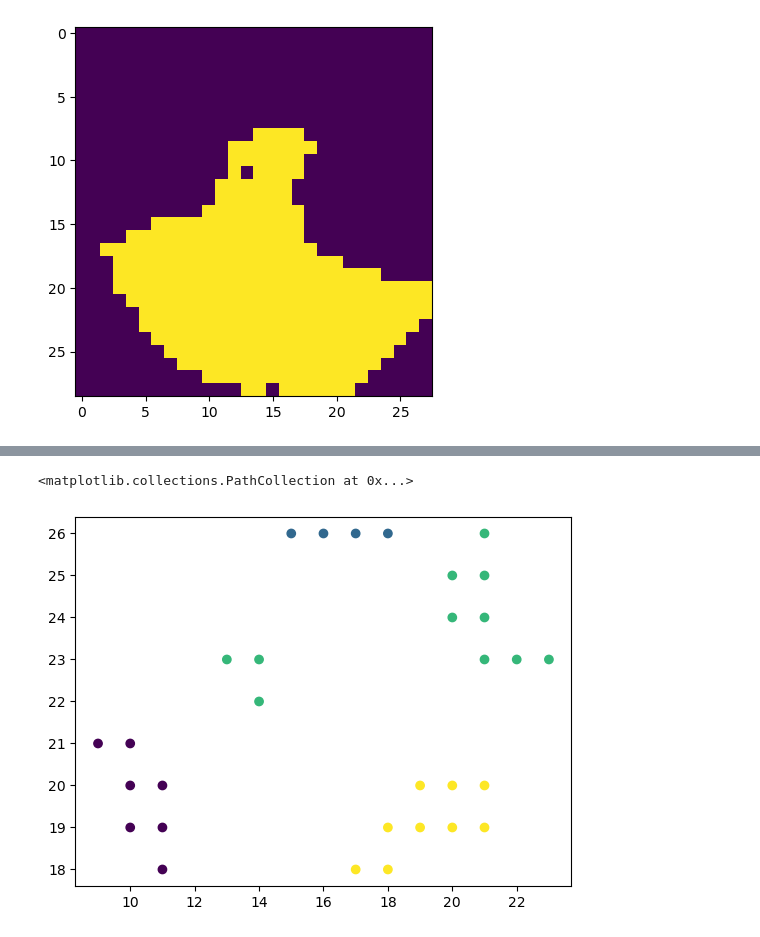
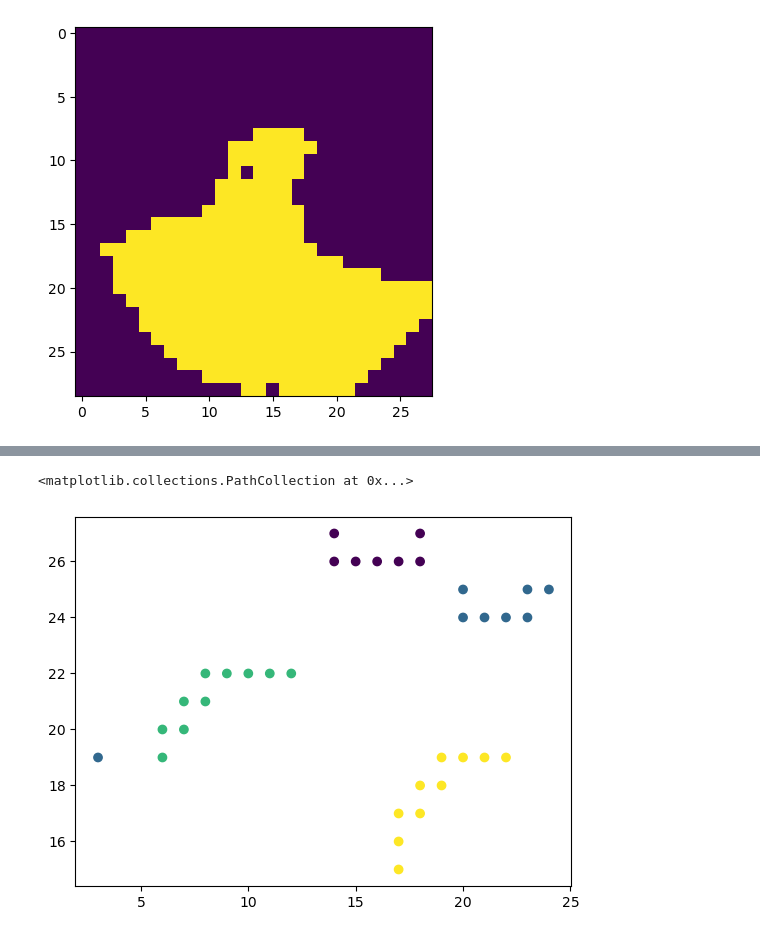
Before and after one commit to Noman1705088/ScribbleDom, a Jupyter notebook: Utils/melanoma_data_generation.ipynb, the cells around one changed output, grey strips where cells are left out. Cells and saved outputs as stored; diff of their text form; code cells hidden in the pictures.

Commit message:
melanoma scribble

```diff
--- a/Utils/melanoma_data_generation.ipynb
+++ b/Utils/melanoma_data_generation.ipynb
@@ -37,11 +40,17 @@ data = pd.read_csv(gene_expression_vs_coord_data_file, sep='\t')
 
 x_pixels = []
 y_pixels = []
+texts = []
 for spot in data.columns:
     if spot != 'gene':
         y_pixels.append(int(spot.split('x')[0])+1)
         x_pixels.append(int(spot.split('x')[1])-1)
+        texts.append(spot)
 plt.scatter(x_pixels, y_pixels)
+
+# for i in range(len(x_pixels)):
+#     plt.scatter(x_pixels[i], y_pixels[i],s=1)
+#     plt.text(x_pixels[i], y_pixels[i], texts[i], fontsize=4)
 # %% [output]
 <matplotlib.collections.PathCollection at 0x...>
 [figure]
@@ -65,7 +74,11 @@ df.to_csv('../Data/others/Melanoma/coordinate.csv')
 # create anndata object from pandas dataframe data
 adata = anndata.AnnData(X = data)
 adata.obsm['spatial'] = np.array([x_pixels, y_pixels]).T
+adata.obs['array_row'] = x_pixels
+adata.obs['array_col'] = y_pixels
 
+# save the anndata object
+adata.write('../Data/others/Melanoma/reading_h5/Melanoma_filtered_feature_bc_matrix.h5')
 bdata = adata.copy()
 # %%
 sc.pp.normalize_total(adata, inplace=True)
@@ -197,16 +224,20 @@ df_manual_scribble.head()
 # %%
 x_pixels = []
 y_pixels = []
-labels = []
+labels_scribble = []
 for i in range(df_manual_scribble.shape[0]):
     spot = df_manual_scribble.index[i]
     if not math.isnan(df_manual_scribble.iloc[i,0]):
-        y_pixels.append(int(spot.split("x")[1]))
-        x_pixels.append(int(spot.split("x")[0]))
-        labels.append(df_manual_scribble.iloc[i,0]+1)
+        x_pixels.append(int(spot.split("x")[1])-1)
+        y_pixels.append(int(spot.split("x")[0])+1)
+        labels_scribble.append(df_manual_scribble.iloc[i,0]+1)
+    # else :
+    #     y_pixels.append(int(spot.split("x")[1]))
+    #     x_pixels.append(int(spot.split("x")[0]))
+    #     labels_scribble.append(0)
 
-plt.scatter(x_pixels,y_pixels,c=labels)
+plt.scatter(x_pixels,y_pixels,c=labels_scribble)
 # %% [output]
 <matplotlib.collections.PathCollection at 0x...>
-[figure, old version]
+[figure, new version]
 # %%
```
Also changed, not shown: parts of 13 cells of this notebook, 21 other files.
